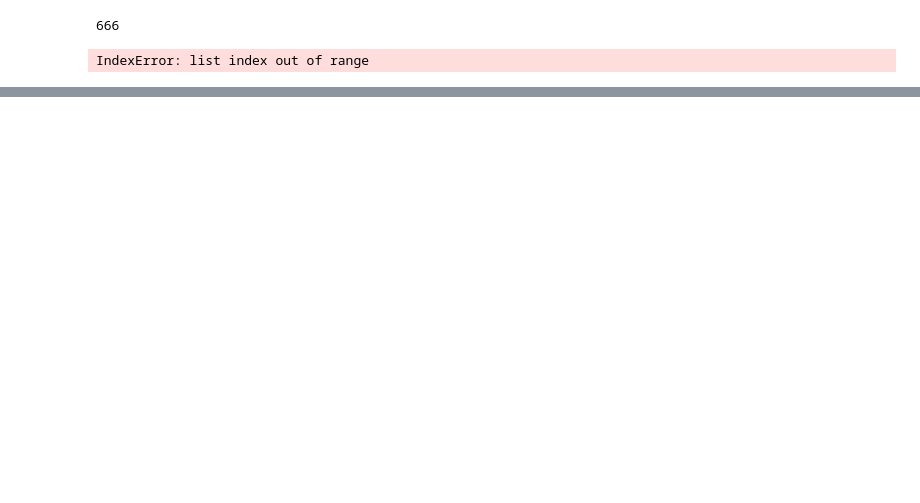
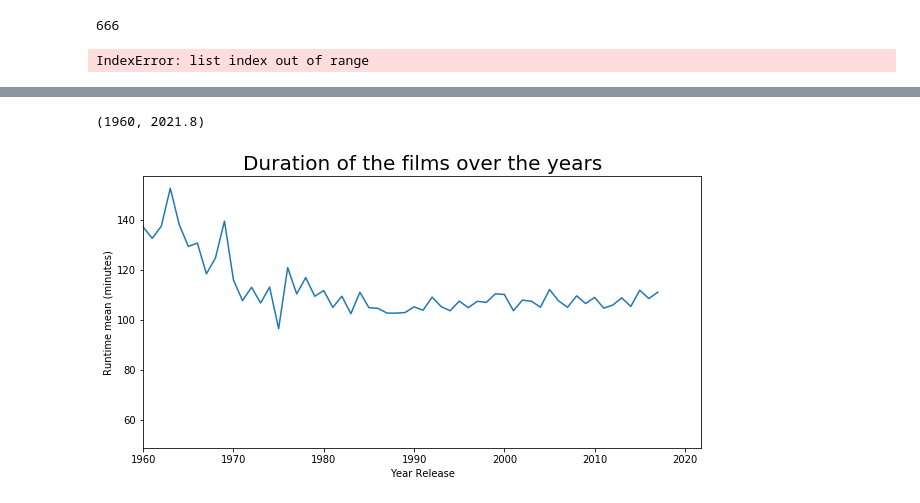
Before and after one commit to Riki98/DWM-Project, a Jupyter notebook: Progetto/Projcet.ipynb, the cells around one changed output, grey strips where cells are left out. Drawn from its saved outputs; the diff is of its cells as text; code cells hidden in the pictures; blank space fills up the shorter version.

Commit message:
Update Projcet.ipynb
Aggiunto grafico media durata dei film negli anni

```diff
--- a/Progetto/Projcet.ipynb
+++ b/Progetto/Projcet.ipynb
@@ -286,0 +301,15 @@ IndexError: list index out of range
+# %%
+#aggiunta la colonna anno di uscita
+#per evitare errori usare il .dt per estrarre info dalle date
+data["release_year"]=data["release_date"].dt.year
+# %%
+grupByMovies=data['runtime'].groupby(data["release_year"]).describe()
+fig, x=plt.subplots(figsize=(10,5))
+x.plot(grupByMovies['mean'])
+x.set_xlabel("Year Release", fontsize=10)
+x.set_ylabel("Runtime mean (minutes)", fontsize=10)
+x.set_title('Duration of the films over the years', fontsize=20)
+x.set_xlim(1960)
+# %% [output]
+(1960, 2021.8)
+[figure, added]
```
Also changed, not shown: parts of 13 cells of this notebook.
